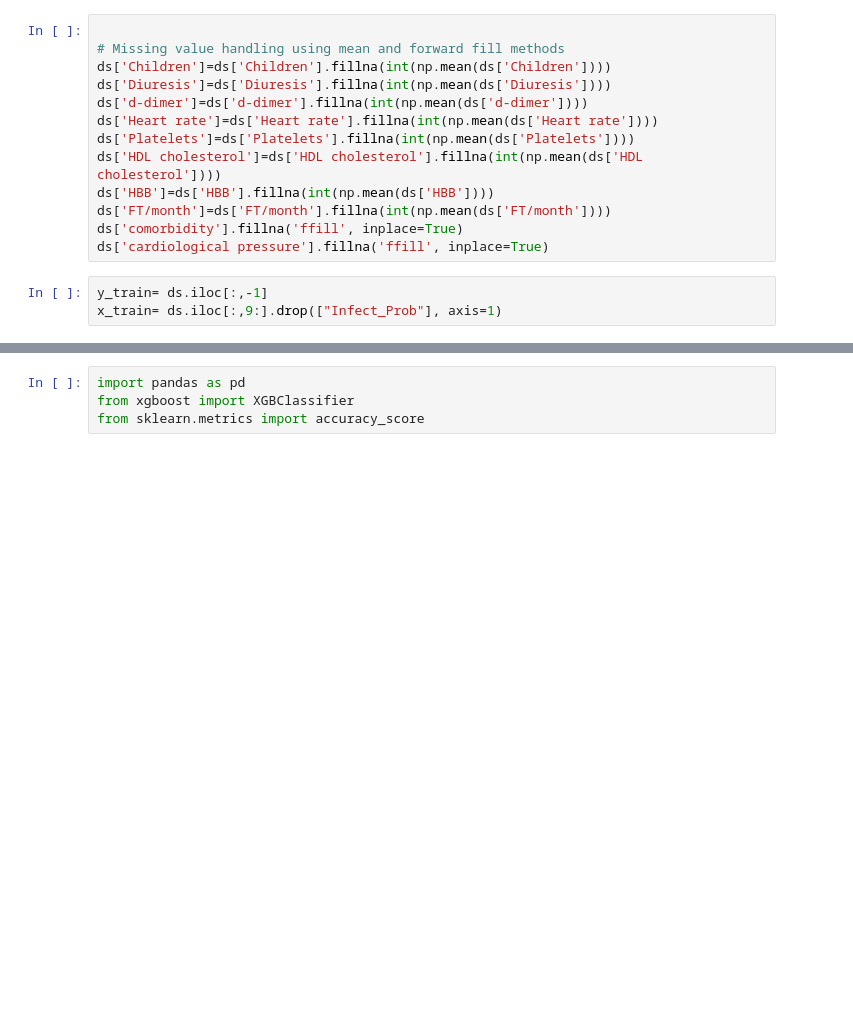
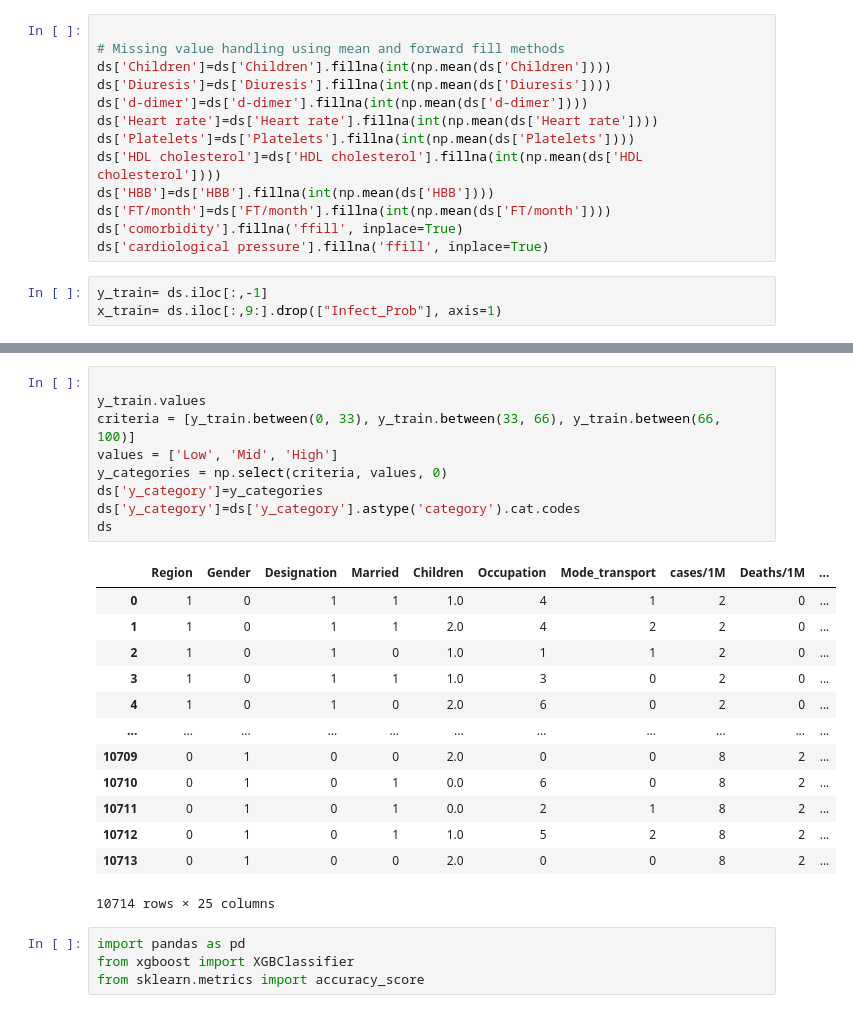
Before and after one commit to srivatsanrr/autonom_covid, a Jupyter notebook: SGB_new.ipynb, the cells around one changed output, grey strips where cells are left out. Saved outputs shown, nothing was run; the diff lists cells and outputs as text; blank space fills up the shorter version.

```diff
--- a/SGB_new.ipynb
+++ b/SGB_new.ipynb
@@ -92,3 +112,26 @@ x_train= ds.iloc[:,9:].drop(["Infect_Prob"], axis=1)
+# %%
+
+y_train.values
+criteria = [y_train.between(0, 33), y_train.between(33, 66), y_train.between(66, 100)]
+values = ['Low', 'Mid', 'High']
+y_categories = np.select(criteria, values, 0)
+ds['y_category']=y_categories
+ds['y_category']=ds['y_category'].astype('category').cat.codes
+ds
+# %% [output]
+|  | Region | Gender | Designation | Married | Children | Occupation | Mode_transport | cases/1M | Deaths/1M | ... |
+| 0 | 1 | 0 | 1 | 1 | 1.0 | 4 | 1 | 2 | 0 | ... |
+| 1 | 1 | 0 | 1 | 1 | 2.0 | 4 | 2 | 2 | 0 | ... |
+| 2 | 1 | 0 | 1 | 0 | 1.0 | 1 | 1 | 2 | 0 | ... |
+| 3 | 1 | 0 | 1 | 1 | 1.0 | 3 | 0 | 2 | 0 | ... |
+| 4 | 1 | 0 | 1 | 0 | 2.0 | 6 | 0 | 2 | 0 | ... |
+| ... | ... | ... | ... | ... | ... | ... | ... | ... | ... | ... |
+| 10709 | 0 | 1 | 0 | 0 | 2.0 | 0 | 0 | 8 | 2 | ... |
+| 10710 | 0 | 1 | 0 | 1 | 0.0 | 6 | 0 | 8 | 2 | ... |
+| 10711 | 0 | 1 | 0 | 1 | 0.0 | 2 | 1 | 8 | 2 | ... |
+| 10712 | 0 | 1 | 0 | 1 | 1.0 | 5 | 2 | 8 | 2 | ... |
+| 10713 | 0 | 1 | 0 | 0 | 2.0 | 0 | 0 | 8 | 2 | ... |
+10714 rows × 25 columns
 # %%
 import pandas as pd
 from xgboost import XGBClassifier
```
Also changed, not shown: parts of 16 cells of this notebook.
